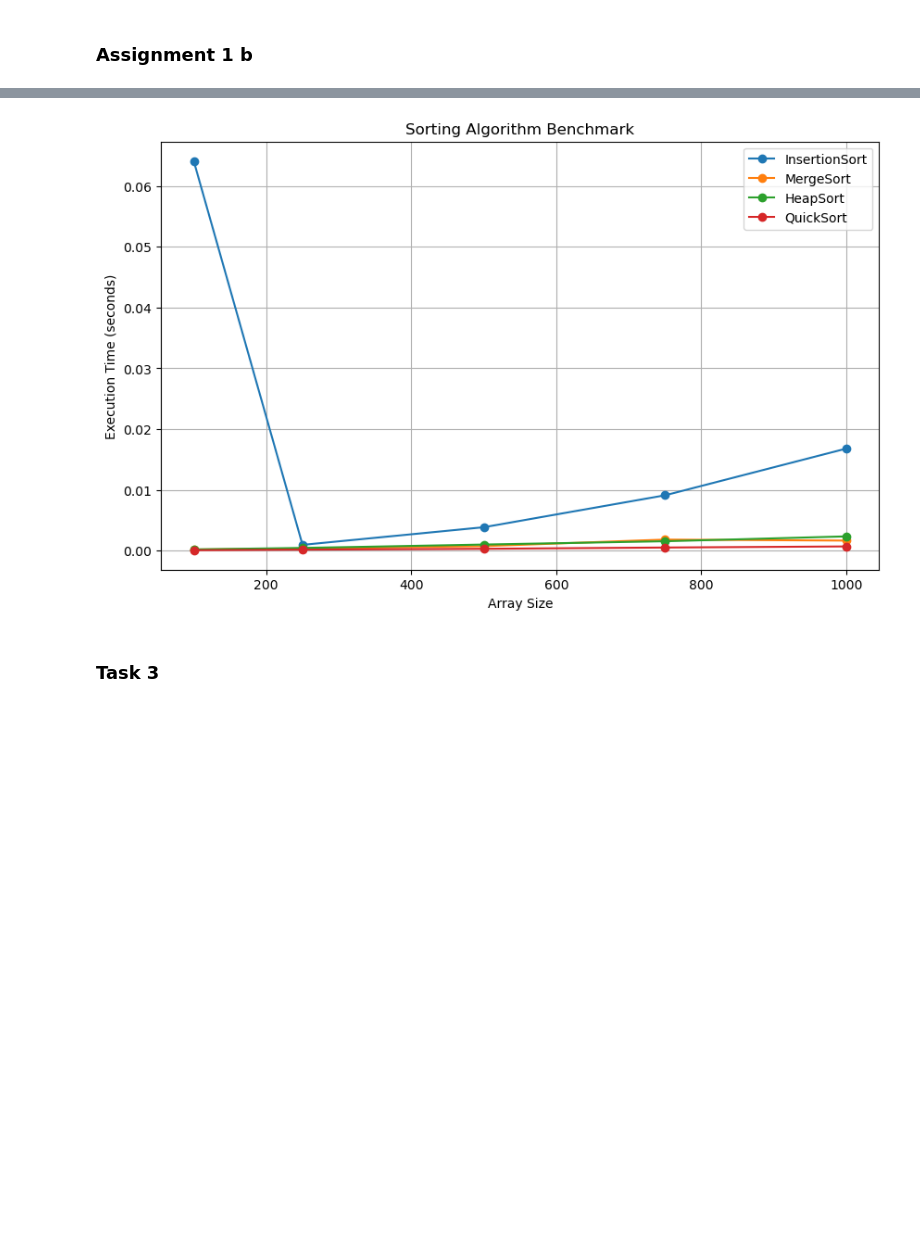
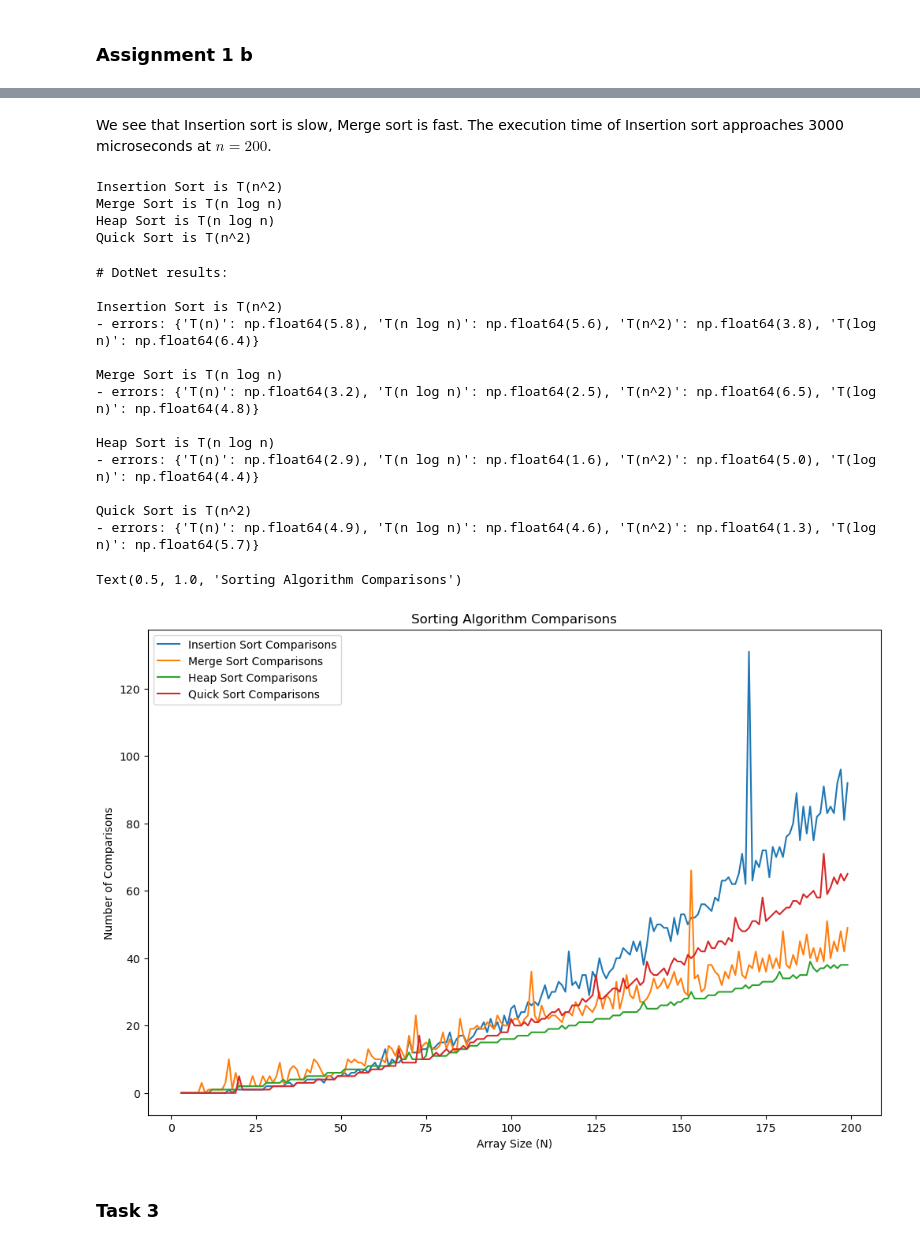
Before and after one commit to jon-tj/uis-dat600, a Jupyter notebook: 1sorting/sorting report.ipynb, the cells around one changed output, grey strips where cells are left out. Cells and saved outputs as stored; diff of their text form; code cells hidden in the pictures; blank space fills up the shorter version.

```diff
--- a/1sorting/sorting report.ipynb
+++ b/1sorting/sorting report.ipynb
@@ -142,16 +213,69 @@ sorted list is [0, 5, 17, 30, 59, 60, 61, 63, 78, 81, 92, 102, 107, 112, 119, 14
-# %%
-plt.figure(figsize=(10,6))
-for algo, times in results.items():
-    plt.plot(sizes, times, marker='o', label=algo)
-
-plt.xlabel("Array Size")
-plt.ylabel("Execution Time (seconds)")
-plt.title("Sorting Algorithm Benchmark")
-plt.legend()
-plt.grid(True)
-plt.show()
-# %% [output]
-[figure, removed]
+# %% [markdown]
+We see that Insertion sort is slow, Merge sort is fast. The execution time of Insertion sort approaches 3000 microseconds at $n=200$.
+# %%
+def estimate_complexity(N:list, ops:list):
+    common_complexities = {
+        'T(n)': lambda n: n,
+        'T(n log n)': lambda n: n * np.log2(n),
+        'T(n^2)': lambda n: n**2,
+        'T(log n)': lambda n: np.log2(n),
+    }
+    estimates = {}
+    for name, func in common_complexities.items():
+        estimated_ops = [func(n) for n in N]
+        scaling_factor = np.mean([a / b for a, b in zip(ops, estimated_ops)])
+        estimated_ops = [scaling_factor * e for e in estimated_ops]
+        error = np.mean([(a - b) ** 2 for a, b in zip(ops, estimated_ops)])
+        estimates[name] = error
+    estimates = {k: round(np.log(v), 1) for k, v in estimates.items()}
+    best_fit = min(estimates, key=estimates.get)
+    return best_fit, estimates
+
+for key, values in results_comp.items():
+    best_fit, estimates = estimate_complexity(N, values)
+    print(f'{key.capitalize()} Sort is {best_fit}')
+# %% [output]
+Insertion Sort is T(n^2)
+Merge Sort is T(n log n)
+Heap Sort is T(n log n)
+Quick Sort is T(n^2)
+# %%
+import pandas as pd
+print("# DotNet results:\n")
+df = pd.read_csv('DotnetComparison/sorting_microseconds.csv')
+
+plt.figure(figsize=(12, 8))
+for key in df.columns:
+    if key == 'N':
+        continue
+    # Skipping the first row since the initialization time messes up the results
+    N = df.loc[1:,'N']
+    values = df.loc[1:,key]
+
+    best_fit, estimates = estimate_complexity(N, values)
+    print(f'{key.capitalize()} Sort is {best_fit}\n- errors: {estimates}\n')
+
+    plt.plot(N, values, label=f'{key.capitalize()} Sort Comparisons')
+plt.legend()
+plt.xlabel('Array Size (N)')
+plt.ylabel('Number of Comparisons')
+plt.title('Sorting Algorithm Comparisons')
+# %% [output]
+# DotNet results:
+
+Insertion Sort is T(n^2)
+- errors: {'T(n)': np.float64(5.8), 'T(n log n)': np.float64(5.6), 'T(n^2)': np.float64(3.8), 'T(log n)': np.float64(6.4)}
+
+Merge Sort is T(n log n)
+- errors: {'T(n)': np.float64(3.2), 'T(n log n)': np.float64(2.5), 'T(n^2)': np.float64(6.5), 'T(log n)': np.float64(4.8)}
+
+Heap Sort is T(n log n)
+- errors: {'T(n)': np.float64(2.9), 'T(n log n)': np.float64(1.6), 'T(n^2)': np.float64(5.0), 'T(log n)': np.float64(4.4)}
+
+Quick Sort is T(n^2)
+- errors: {'T(n)': np.float64(4.9), 'T(n log n)': np.float64(4.6), 'T(n^2)': np.float64(1.3), 'T(log n)': np.float64(5.7)}
+Text(0.5, 1.0, 'Sorting Algorithm Comparisons')
+[figure, added]
 # %% [markdown]
 ### Task 3
 # %% [markdown]
```
Also changed, not shown: parts of 7 cells of this notebook.
